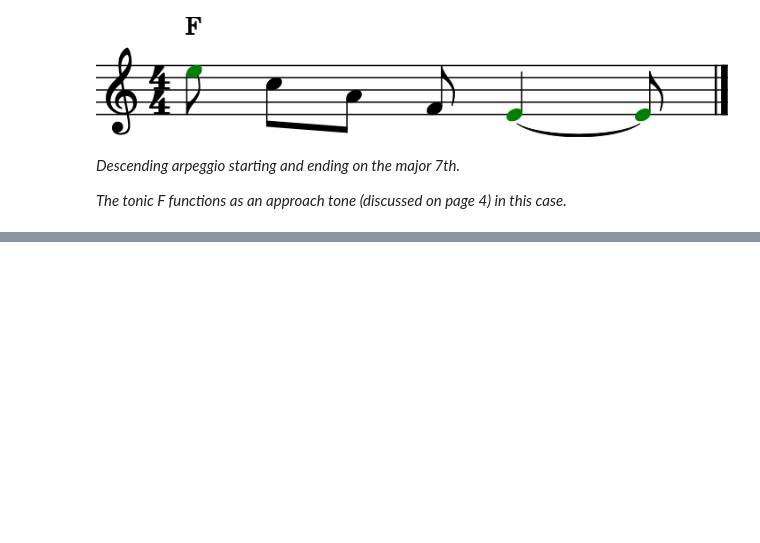
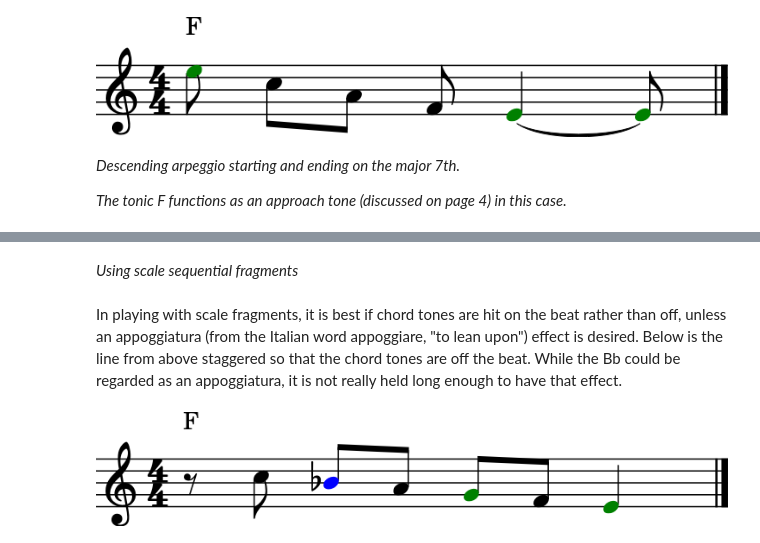
Before and after one commit to cwrightlibrary/JazzNotebooks, a Jupyter notebook: how-to-improvise-jazz-melodies/notebook.ipynb, the cells around one changed output, grey strips where cells are left out. Cells and saved outputs as stored; diff of their text form; code cells hidden in the pictures; blank space fills up the shorter version.

```diff
--- a/how-to-improvise-jazz-melodies/notebook.ipynb
+++ b/how-to-improvise-jazz-melodies/notebook.ipynb
@@ -129,0 +158,13 @@ create_score(info, notes)
+# %% [markdown]
+*Using scale sequential fragments*
+# %% [markdown]
+In playing with scale fragments, it is best if chord tones are hit on the beat rather than off,
+unless an appoggiatura (from the Italian word appoggiare, "to lean upon") effect is
+desired. Below is the line from above staggered so that the chord tones are off the beat.
+While the Bb could be regarded as an appoggiatura, it is not really held long enough to
+have that effect.
+# %%
+notes = "!F R/0.5 c5/0.5 b-4/0.5*blue a4/0.5 g4/0.5*green f4/0.5 e4/1*green"
+create_score(info, notes)
+# %% [output]
+[figure, added]
```
Also changed, not shown: parts of 48 cells of this notebook.
